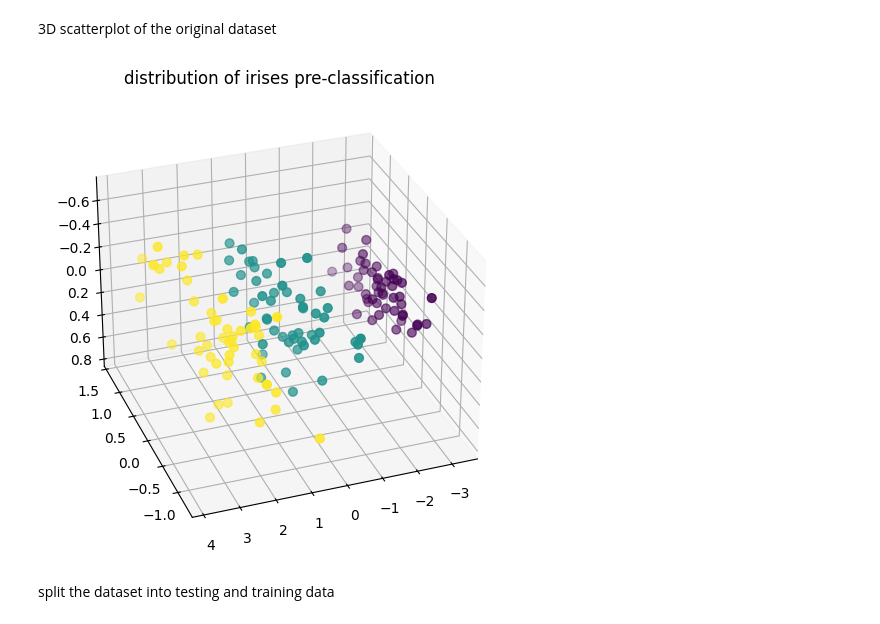
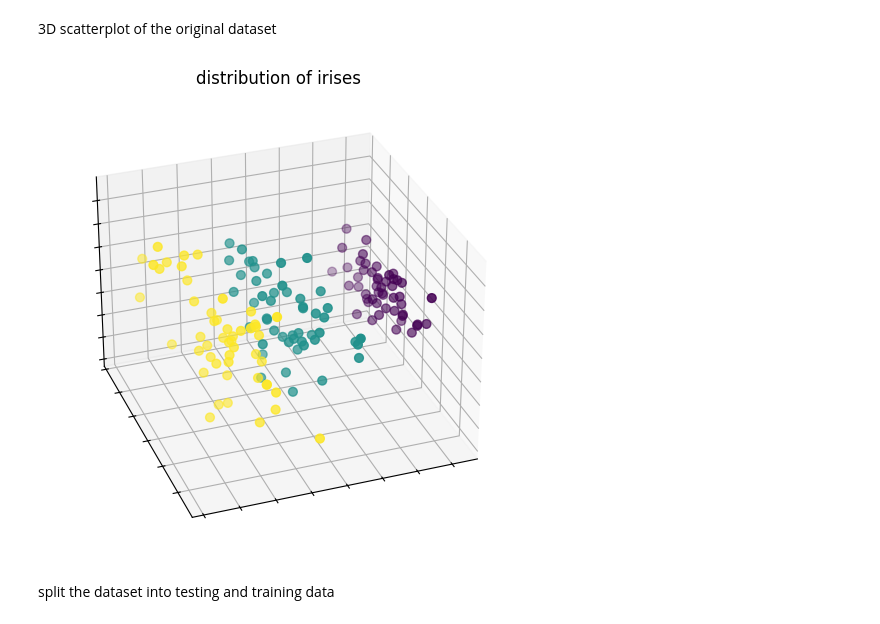
Before and after one commit to fletxcher/iris_nn, a Jupyter notebook: iris_data.ipynb, the cells around one changed output. Cells and saved outputs as stored; diff of their text form; code cells hidden in the pictures.

```diff
--- a/iris_data.ipynb
+++ b/iris_data.ipynb
@@ -61,24 +85,24 @@ _ = ax.legend(
 # %%
 fig = plt.figure(1, figsize=(8, 6))
 ax = fig.add_subplot(111, projection="3d", elev=-150, azim=110)
 
 X_reduced = PCA(n_components = 3).fit_transform(iris_data["data"])
 ax.scatter(
     X_reduced[:, 0],
     X_reduced[:, 1],
     X_reduced[:, 2],
     c=iris_data["target"],
     s=40,
 )
 
-ax.set_title("distribution of irises pre-classification")
+ax.set_title(" distribution of irises")
 ax.xaxis.set_ticklabels([])
 ax.yaxis.set_ticklabels([])
 ax.zaxis.set_ticklabels([])
 
 plt.show()
 # %% [output]
-[figure, old version]
+[figure, new version]
 # %% [markdown]
 split the dataset into testing and training data
 # %%
```
Also changed, not shown: parts of 7 cells of this notebook.
